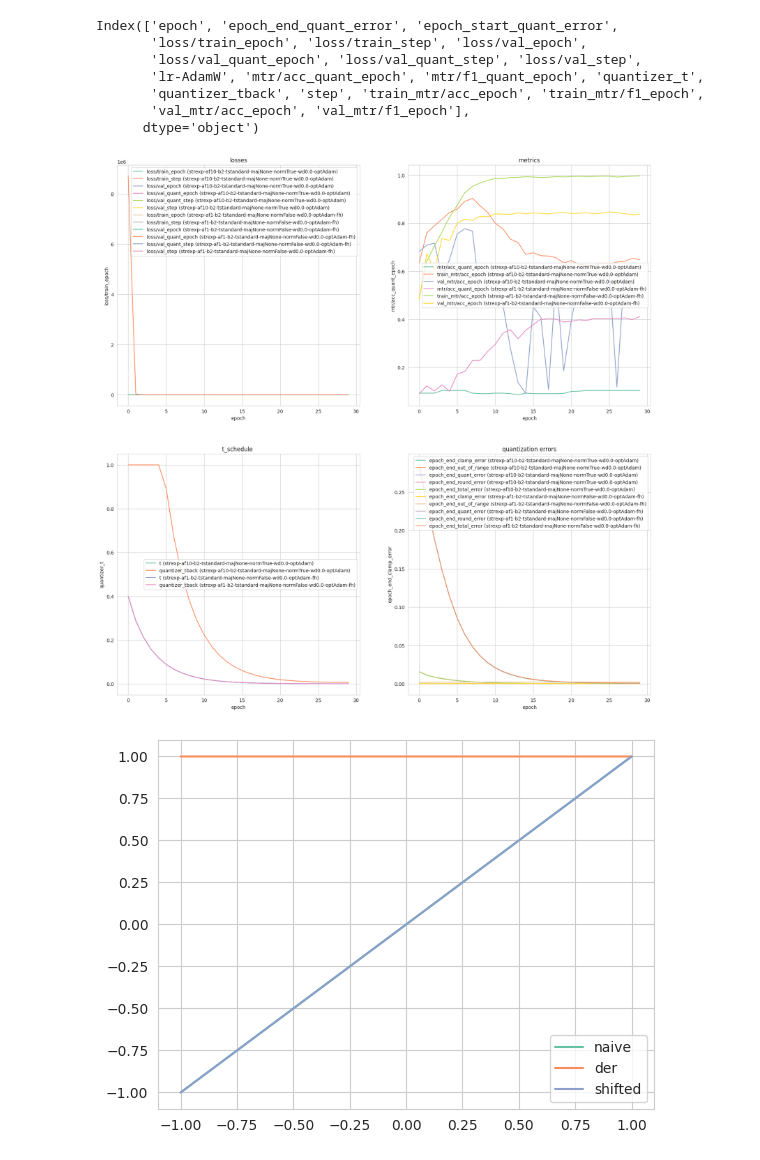
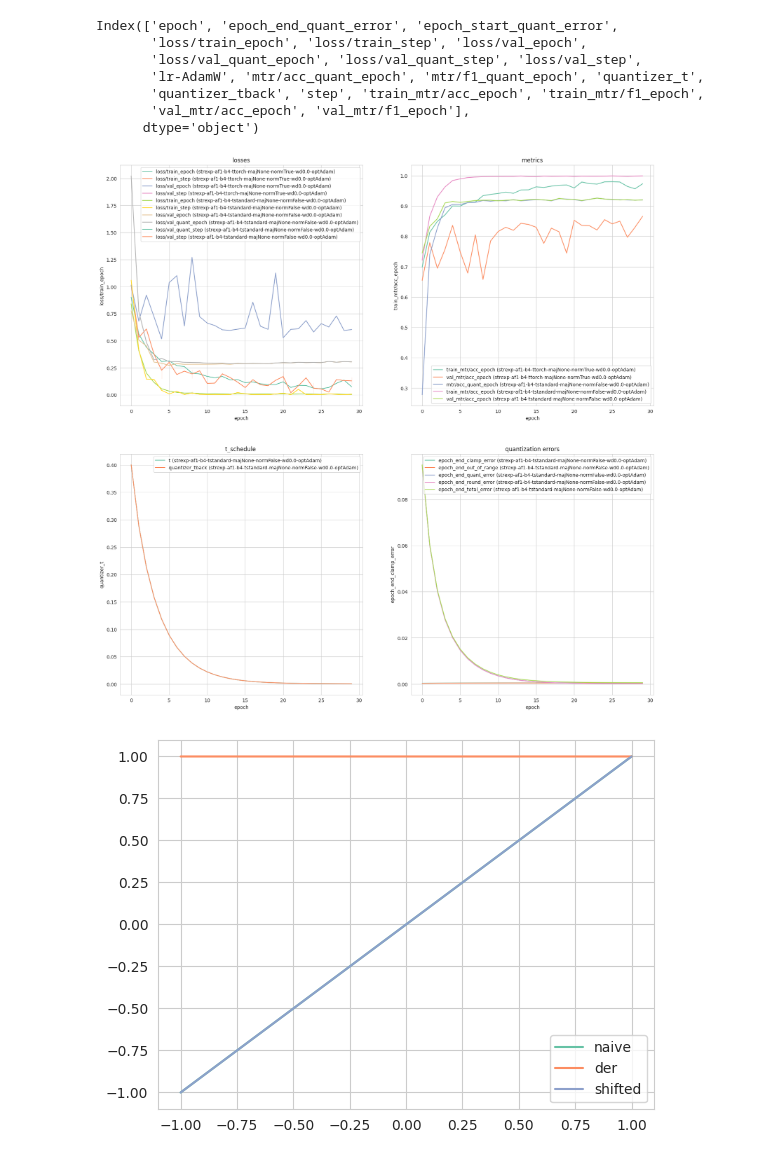
Before and after one commit to data-satanism/SoftStairs-QAT, a Jupyter notebook: experiments/CV/inception_stl10.ipynb, the cells around one changed output. Saved outputs shown, nothing was run; the diff lists cells and outputs as text; code cells hidden in the pictures.

Commit message:
exp: double-check the normTrue

```diff
--- a/experiments/CV/inception_stl10.ipynb
+++ b/experiments/CV/inception_stl10.ipynb
@@ -793,63 +793,49 @@ def plot_dynamics(name, scale='step', metric='acc', axes=None, suffix='', agg_fu
 
 
 # plot_dynamics('InceptionNet_STL10_b4', 'epoch')
 def plot_comparison(*exps, scale, metric, suffixes=None, agg_func='mean'):
     if suffixes is None:
         suffixes = [f" ({'-'.join(exp.split('_')[2:])})" for exp in exps]
     axes = plot_dynamics(exps[0], scale, metric, agg_func=agg_func, suffix=suffixes[0])
     for exp, suffix in zip(exps[1:], suffixes[1:]):
         axes = plot_dynamics(exp, scale, metric, axes, suffix, agg_func=agg_func)
 
 plot_comparison(
-    # 'InceptionNet_STL10_b8_torch',
-    # 'InceptionNet_STL10_b4_torch',
-    # 'InceptionNet_STL10_af0.25_b8_tstandard',
-    # "InceptionNet_STL10_af1.0_b8_tstandard_nolog",
-    # 'InceptionNet_STL10_af0.5_b8_tstandard',
-    # 'InceptionNet_STL10_af1_b8_tstandard',
-    # 'InceptionNet_STL10_strexp_af1_b4_tstandard',
-    # 'InceptionNet_STL10_strexp_af0.5_b8_tstandard',
-    # 'InceptionNet_STL10_strexp_af10_b8_tstandard',
-    # 'InceptionNet_STL10_strexp_af1_b8_tstandard_log',
-    # 'InceptionNet_STL10_strexp_af1_b8_tstandard',
-    # 'InceptionNet_STL10_strcyclic_af1_b8_tstandard_majNone_norm',
-    # 'InceptionNet_STL10_strcyclic_af1_b8_tstandard_majNone',
-    # 'InceptionNet_STL10_strcyclic_af1_b8_tstandard_maj0.05',
-    # 'InceptionNet_STL10_af1.5_b8_tstandard',
-    # 'InceptionNet_STL10_af2_b8_tstandard',
-    # 'InceptionNet_STL10_af2_b8_tstandard_norm',
-    # 'InceptionNet_STL10_strexp_af2_b8_tstandard_majNone_normTrue_wd0.0_optSGD',
-    # 'InceptionNet_STL10_strexp_af2_b8_ttorch_majNone_normTrue_wd0.0_optSGD',
 
+    # 8bit
     # 'InceptionNet_STL10_strexp_af1_b8_tstandard_majNone_normTrue_wd0.0_optAdam',
     # 'InceptionNet_STL10_strexp_af2_b8_tstandard_majNone_normTrue_wd0.0_optAdam',
     # 'InceptionNet_STL10_strexp_af1_b8_ttorch_majNone_normTrue_wd0.0_optAdam',
-    # 'InceptionNet_STL10_strexp_af1_b4_ttorch_majNone_normTrue_wd0.0_optAdam',
-
     # 'InceptionNet_STL10_strexp_af1_b8_traw_gradient_majNone_normTrue_0.0_optSSAGatedM_b10.9_b20.999',
     # 'InceptionNet_STL10_strexp_af1_b8_traw_gradient_majNone_normTrue_0.0_optSSAGatedV_b10.9_b20.999',
     # 'InceptionNet_STL10_strexp_af1_b8_traw_gradient_majNone_normTrue_0.0_optSSAG_b10.9_b20.999',
 
-    # 'InceptionNet_STL10_strexp_af4_b4_tstandard_majNone_normTrue_wd0.0_optAdam',
-    # 'InceptionNet_STL10_strexp_af100_b4_tstandard_majNone_normTrue_wd0.0_optAdam',
-    # 'InceptionNet_STL10_strexp_af1000_b4_tstandard_majNone_normTrue_wd0.0_optAdam',
-    # 'InceptionNet_STL10_strexp_af4_b4_tstandard_majNone_normTrue_wd0.1_optAdam',
 
     # SSAGa
     # 'InceptionNet_STL10_strexp_af1_b4_traw_gradient_majNone_normTrue_0.0_optSSAG_b10.9_b20.999',
     # 'InceptionNet_STL10_strexp_af1_b4_traw_gradient_majNone_normTrue_0.0_optSSAGatedM_b10.9_b20.999',
     # 'InceptionNet_STL10_strexp_af1_b4_traw_gradient_majNone_normTrue_0.0_optSSAGatedV_b10.9_b20.999',
-    # 'InceptionNet_STL10_DSQ_b4_a0.2_0.05_optAdam_b10.9_b20.999',
+
     # 'InceptionNet_STL10_DSQ_b8_a0.2_0.05_optAdam_b10.9_b20.999',
 
+    # 4bit
+    # 'InceptionNet_STL10_DSQ_b4_a0.2_0.05_optAdam_b10.9_b20.999',
+    'InceptionNet_STL10_strexp_af1_b4_ttorch_majNone_normTrue_wd0.0_optAdam',
+    'InceptionNet_STL10_strexp_af1_b4_tstandard_majNone_normFalse_wd0.0_optAdam',
+    # 'InceptionNet_STL10_strexp_af100_b4_tstandard_majNone_normTrue_wd0.0_optAdam',
+    # 'InceptionNet_STL10_strexp_af1000_b4_tstandard_majNone_normTrue_wd0.0_optAdam',
+    # 'InceptionNet_STL10_strexp_af4_b4_tstandard_majNone_normTrue_wd0.1_optAdam',
+
+
     # 2bit
-    # 'InceptionNet_STL10_strexp_af10_b2_tstandard_majNone_normTrue_wd0.0_optAdam',
-    # 'InceptionNet_STL10_strexp_af1_b4_tstandard_majNone_normTrue_0.05_b10.9_b20.99_fh2.0-1.0',
-    'InceptionNet_STL10_strexp_af1_b2_tstandard_majNone_normFalse_wd0.0_optAdam_fh',
+    # 'InceptionNet_STL10_strexp_af1_b2_ttorch_majNone_normFalse_wd0.0_optAdam',
+    # 'InceptionNet_STL10_strexp_af1000_b2_tstandard_majNone_normTrue_wd0.0_optAdam',
+    # 'InceptionNet_STL10_strexp_af1_b2_tstandard_majNone_normFalse_wd0.0_optAdam',
+
 
     scale='epoch', metric='acc', agg_func='last')
 # %% [output]
-[figure, old version]
+[figure, new version]
 # %%
 from softstairs_qat.core.soft_stairs import softstairs_naive, SoftStairs
 import torch
```
Also changed, not shown: parts of 1 cell of this notebook.
